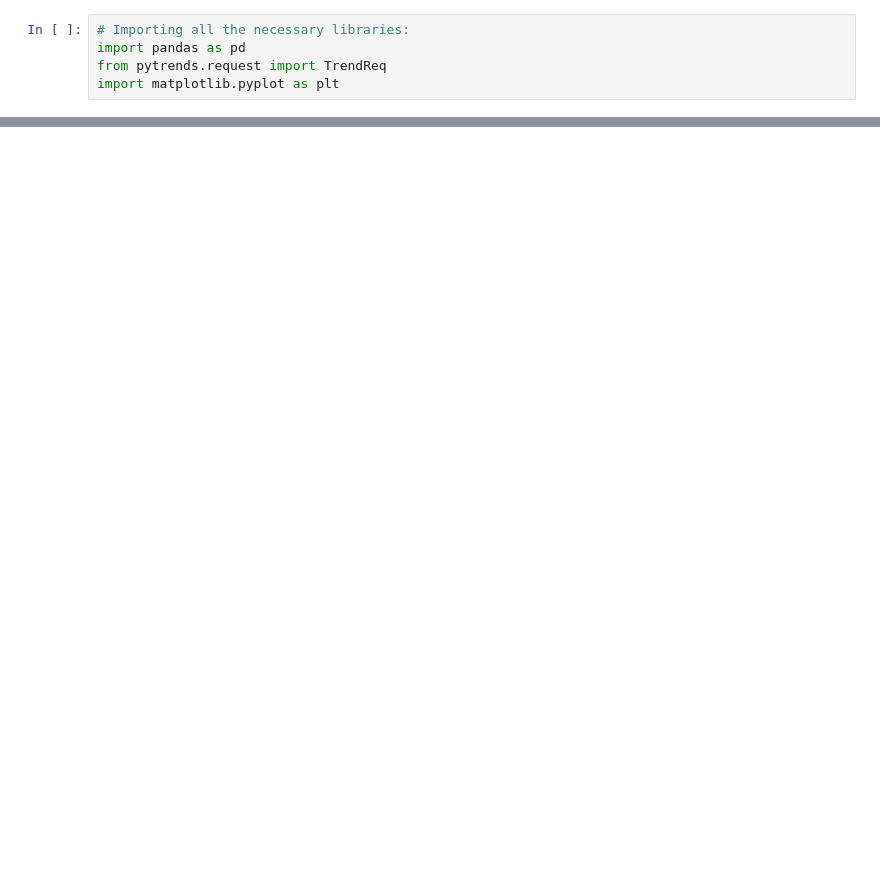
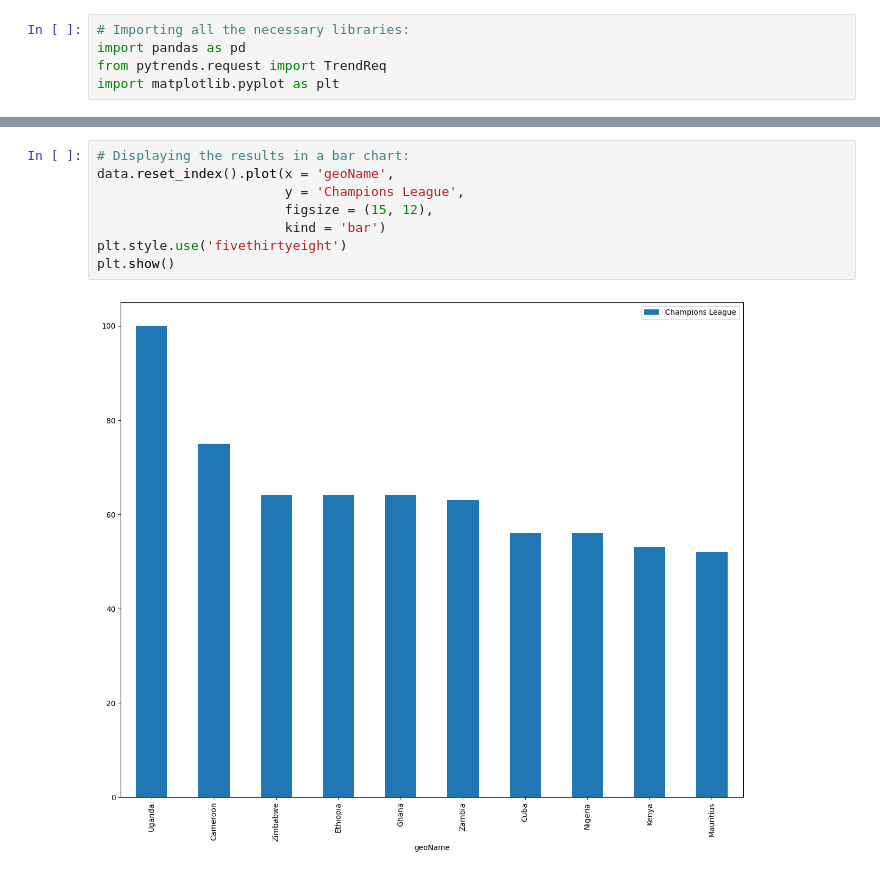
Before and after one commit to guilhermelaviola/GoogleSearchAnalysis, a Jupyter notebook: GoogleSearchAnalysis.ipynb, the cells around one changed output, grey strips where cells are left out. Cells and saved outputs as stored; diff of their text form; blank space fills up the shorter version.

```diff
--- a/GoogleSearchAnalysis.ipynb
+++ b/GoogleSearchAnalysis.ipynb
@@ -49,0 +49,10 @@ Jamaica                  52
+# %%
+# Displaying the results in a bar chart:
+data.reset_index().plot(x = 'geoName',
+                        y = 'Champions League',
+                        figsize = (15, 12),
+                        kind = 'bar')
+plt.style.use('fivethirtyeight')
+plt.show()
+# %% [output]
+[figure, added]
```
Also changed, not shown: parts of 5 cells of this notebook.
